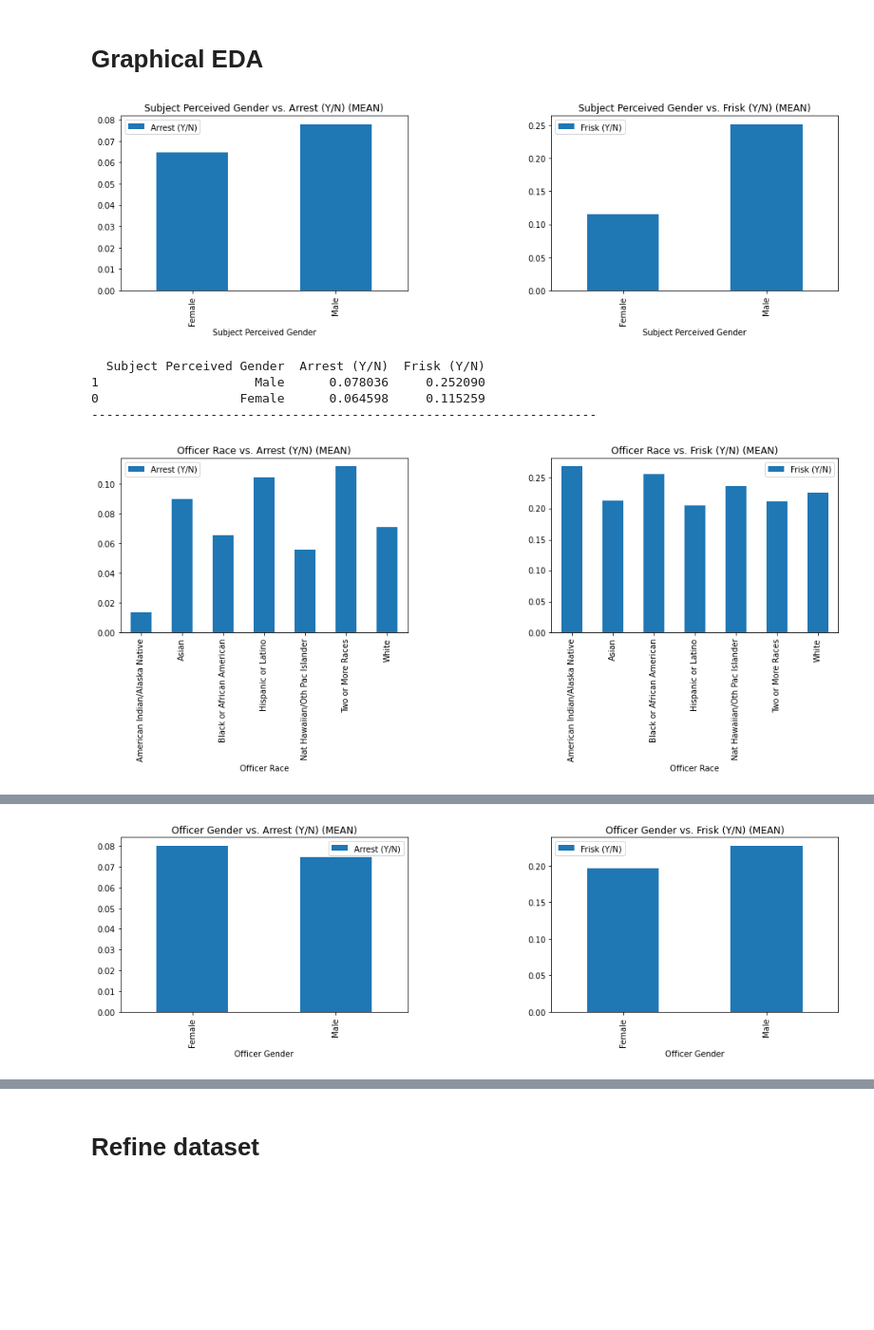
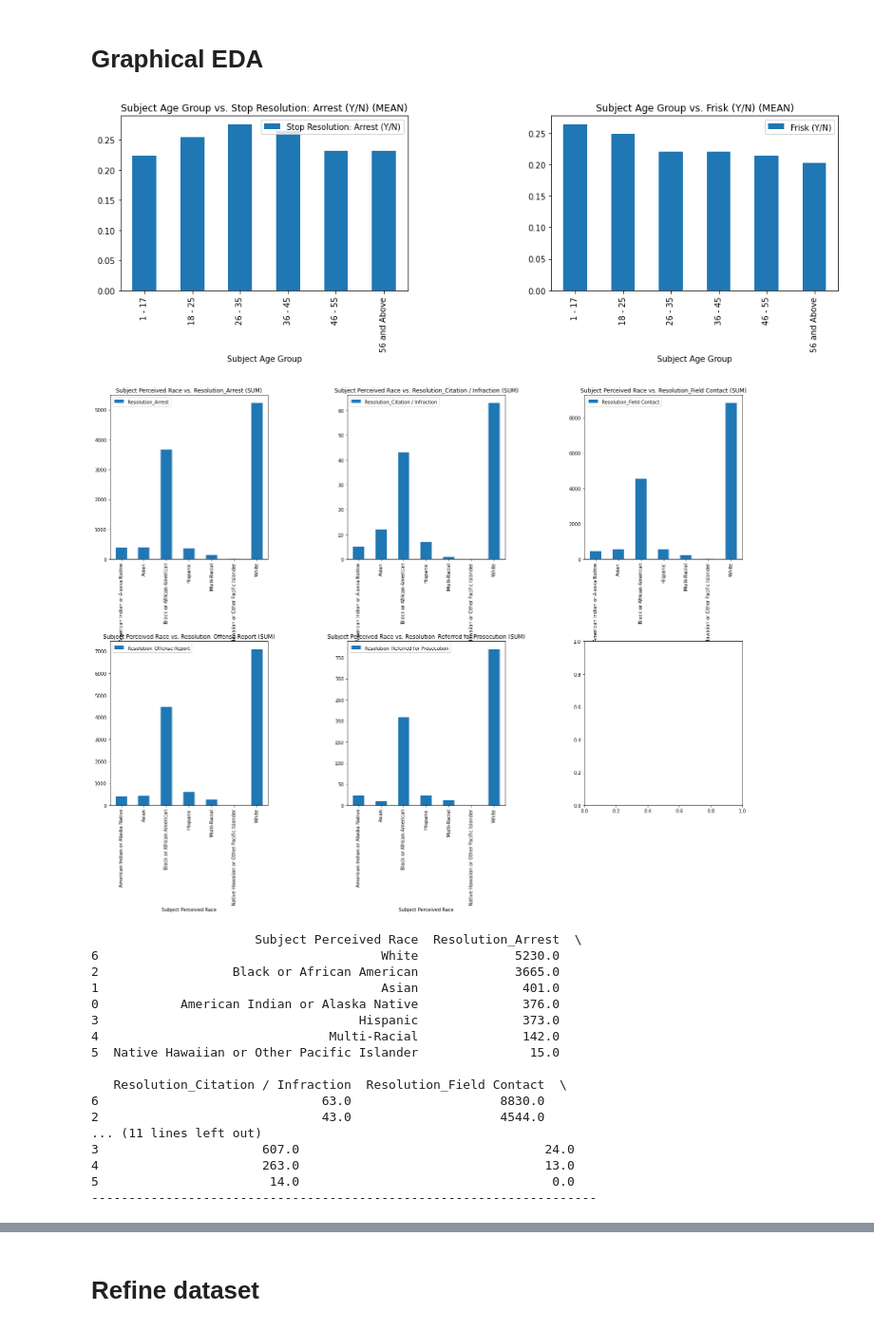
Before and after one commit to sethnlewis/Policing-Bias, a Jupyter notebook: analysis/EDA.ipynb, the cells around one changed output, grey strips where cells are left out. Shown: that part at 95% size. Drawn from its saved outputs; the diff is of its cells as text; code cells hidden in the pictures; blank space fills up the shorter version.

```diff
--- a/analysis/EDA.ipynb
+++ b/analysis/EDA.ipynb
@@ -259,19 +209,0 @@ sns.histplot(interpolated_rows['Subject Age (Est)'], bins=12);
-# %%
-# Interpolate missing 'Subject Age Group' values based on this new Estimated Age column
-# Essentially, finding a better way to impute than just the median or mean.
-# Instead, it samples from the calculated normal distribution
-
-age_cats = [(17.5, '1 - 17'), (25.5, '18 - 25'), (35.5, '26 - 35'), (45.5, '36 - 45'), (55.5, '46 - 55'), (100, '56 and Above')]
-
-age_groups = []
-for i, item in enumerate(df['Subject Age Group']):
-    if item != UNKNOWN:
-        age_groups.append(item)
-    else:
-        x = df.iloc[i]['Subject Age (Est)']
-        for cat in age_cats:
-            if x <= cat[0]:
-                age_groups.append(cat[1])
-                break
-
-df['Subject Age Group'] = age_groups
@@ -336,0 +349,3 @@ df.reset_index(inplace=True, drop=True)
+# %%
+df.rename({'Stop Resolution: Arrest (Method2)':'Stop Resolution: Arrest (Y/N)'}, axis=1, inplace=True)
+df.drop('Arrest (Y/N)', axis=1, inplace=True)
@@ -339,38 +374,51 @@ df.reset_index(inplace=True, drop=True)
 # %%
 # BAR GRAPHS FOR ***AVERAGE OR SUM*** OF METRICS
 
 df_graphical = pd.concat([df, pd.get_dummies(df['Stop Resolution'], prefix='Resolution')], axis=1)
 
 # Average metrics by age group
 x_axis = 'Subject Age Group'
-y_axis = ['Arrest (Y/N)', 'Frisk (Y/N)']#, 'Resolution_Arrest', 'Resolution_Citation / Infraction', 'Resolution_Field Contact', 'Resolution_Offense Report', 'Resolution_Referred for Prosecution']
-#bar_plot(df_graphical, x_axis, y_axis, 'mean', verbose=False)
+y_axis = ['Stop Resolution: Arrest (Y/N)', 'Frisk (Y/N)']#, 'Resolution_Arrest', 'Resolution_Citation / Infraction', 'Resolution_Field Contact', 'Resolution_Offense Report', 'Resolution_Referred for Prosecution']
+bar_plot(df_graphical, x_axis, y_axis, 'mean', verbose=False)
 
 # Average metrics by subject race
 x_axis = 'Subject Perceived Race'
-#y_axis = ['Resolution_Arrest', 'Resolution_Citation / Infraction', 'Resolution_Field Contact', 'Resolution_Offense Report', 'Resolution_Referred for Prosecution']
-#bar_plot(df_graphical, x_axis, y_axis, 'sum', verbose=True)
+y_axis = ['Resolution_Arrest', 'Resolution_Citation / Infraction', 'Resolution_Field Contact', 'Resolution_Offense Report', 'Resolution_Referred for Prosecution']
+bar_plot(df_graphical, x_axis, y_axis, 'sum', verbose=True)
 
 # Gender metrics
 x_axis = 'Subject Perceived Gender'
-y_axis = ['Arrest (Y/N)', 'Frisk (Y/N)']
+y_axis = ['Stop Resolution: Arrest (Y/N)', 'Frisk (Y/N)']
 bar_plot(df_graphical, x_axis, y_axis, 'mean', verbose=True)
 
 # Officer race
 x_axis = 'Officer Race'
 bar_plot(df_graphical, x_axis, y_axis, 'mean',verbose=True)
 
 # Officer gender
 x_axis = 'Officer Gender'
 bar_plot(df_graphical, x_axis, y_axis, 'mean', verbose=True)
 
 # Officer age
 x_axis = 'Officer Age'
 bar_plot(df_graphical, x_axis, y_axis, 'mean', verbose=True)
 # %% [output]
-[figure, old version]
+[figure, new version]
+[figure, new version]
-  Subject Perceived Gender  Arrest (Y/N)  Frisk (Y/N)
-1                     Male      0.078036     0.252090
-0                   Female      0.064598     0.115259
+                      Subject Perceived Race  Resolution_Arrest  \
+6                                      White             5230.0
+2                  Black or African American             3665.0
+1                                      Asian              401.0
+0           American Indian or Alaska Native              376.0
+3                                   Hispanic              373.0
+4                               Multi-Racial              142.0
+5  Native Hawaiian or Other Pacific Islander               15.0
+
+   Resolution_Citation / Infraction  Resolution_Field Contact  \
+6                              63.0                    8830.0
+2                              43.0                    4544.0
+... (11 lines left out)
+3                      607.0                                 24.0
+4                      263.0                                 13.0
+5                       14.0                                  0.0
 --------------------------------------------------------------------
-[figure, old version]
@@ -385,2 +429 @@ bar_plot(df_graphical, x_axis, y_axis, 'mean', verbose=True)
 --------------------------------------------------------------------
-[figure, old version]
```
Also changed, not shown: parts of 40 cells of this notebook, 1 other file.
